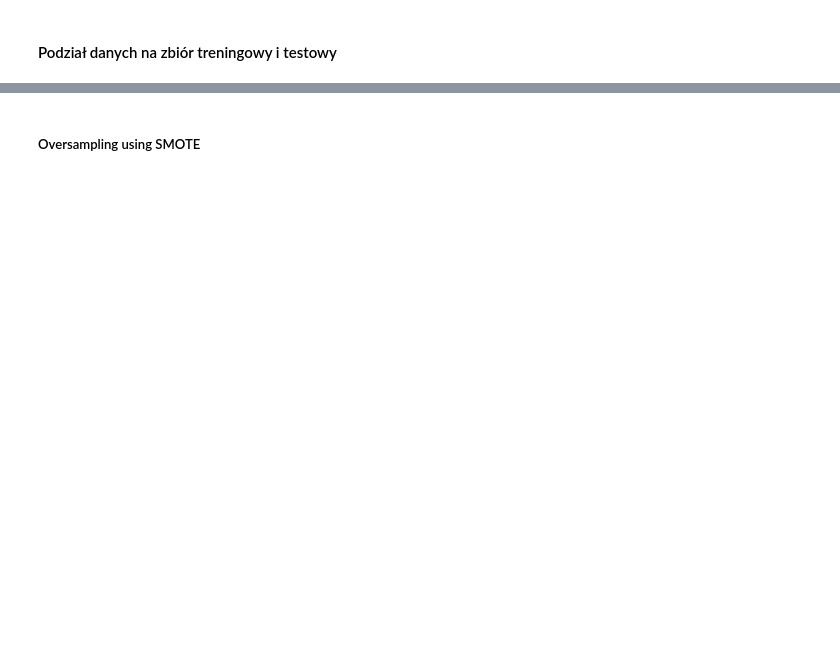
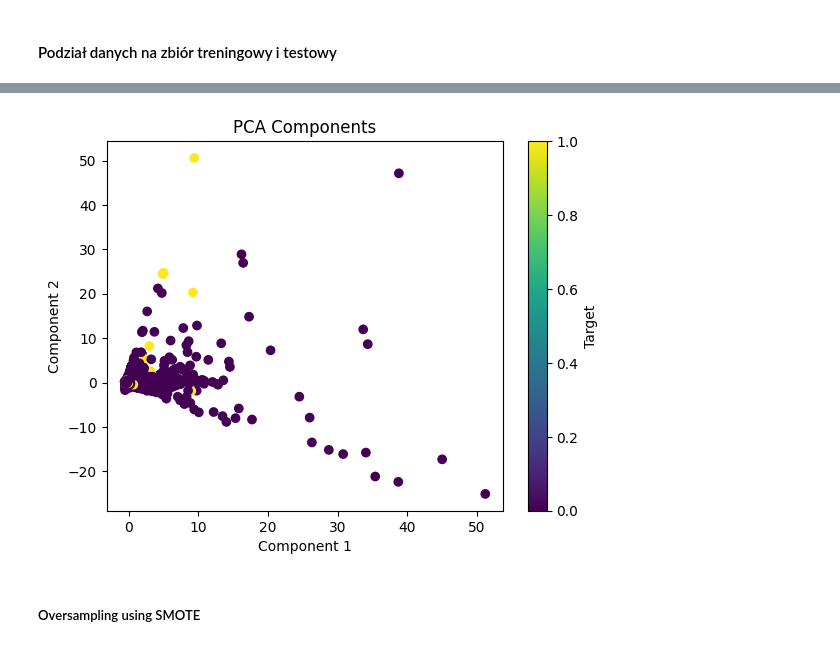
Before and after one commit to nataliaaa14/ML_2024, a Jupyter notebook: CASESTUDY1.ipynb, the cells around one changed output, grey strips where cells are left out. Cells and saved outputs as stored; diff of their text form; code cells hidden in the pictures; blank space fills up the shorter version.

```diff
--- a/CASESTUDY1.ipynb
+++ b/CASESTUDY1.ipynb
@@ -326,3 +307,19 @@ print(X_test.shape, y_test.shape)
+# %%
+std_all = StandardScaler()
+train_data_std = std_all.fit_transform(X_train)
+train_data_std = pd.DataFrame(train_data_std, columns=X_train.columns)
+
+pca = PCA(n_components=2)
+components = pca.fit_transform(train_data_std)
+
+plt.scatter(components[:, 0], components[:, 1], c=y_train)
+plt.xlabel('Component 1')
+plt.ylabel('Component 2')
+plt.title('PCA Components')
+plt.colorbar(label='Target')
+plt.show()
+# %% [output]
+[figure, added]
 # %%
 # Standaryzacja
 sc = StandardScaler()
```
Also changed, not shown: parts of 33 cells of this notebook.
